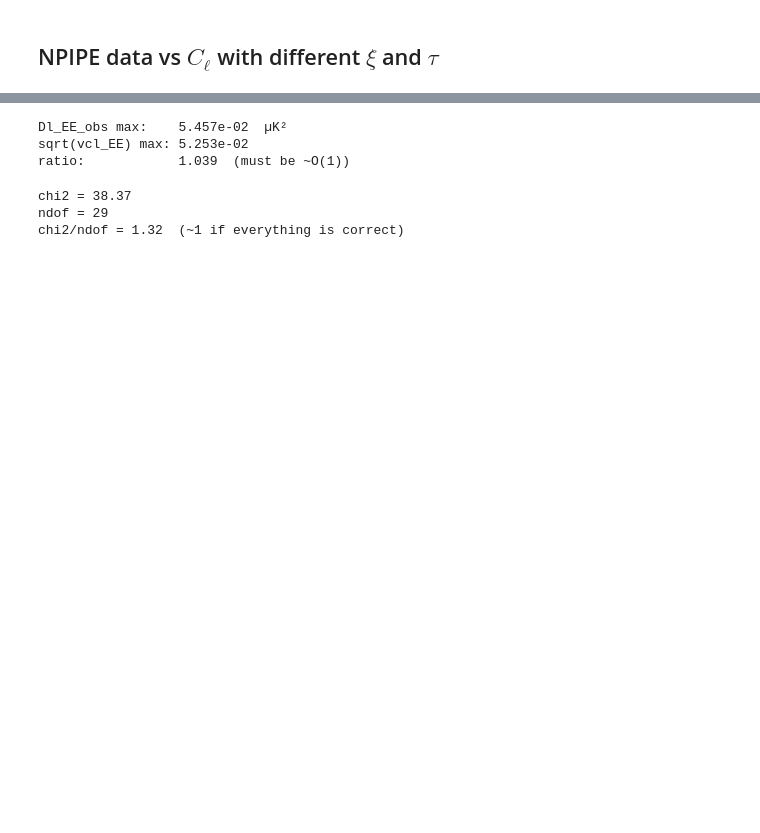
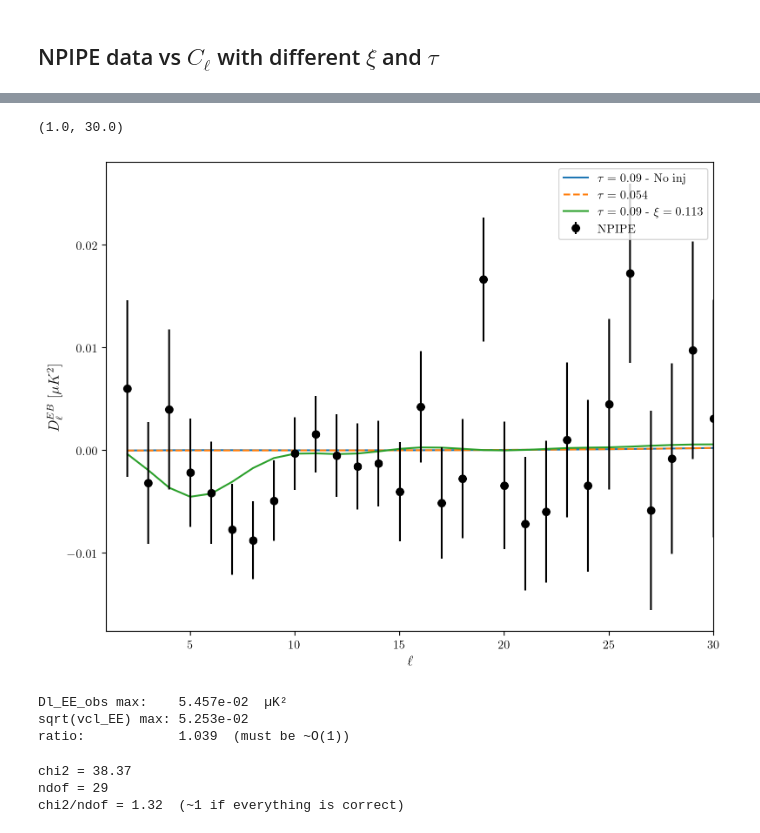
Before and after one commit to SirlettiSS/birefINJ, a Jupyter notebook: biref_iso_inject/NPIPEdata_vs_Cells.ipynb, the cells around one changed output, grey strips where cells are left out. Drawn from its saved outputs; the diff is of its cells as text; code cells hidden in the pictures; blank space fills up the shorter version.

```diff
--- a/biref_iso_inject/NPIPEdata_vs_Cells.ipynb
+++ b/biref_iso_inject/NPIPEdata_vs_Cells.ipynb
@@ -124,3 +150,23 @@ Please see the 1.23 release notes for an example on how to do this.  If you wish
+# %%
+## EB
+plt.plot(lcl_test2_hp[0][:30], lcl_test2_hp[5][:30] * TCMB_muK**2, label=r'$\tau = 0.09$ - No inj')
+plt.plot(lcl_test1_hp[0][:30], lcl_test1_hp[5][:30] * TCMB_muK**2, label=r'$\tau = 0.054$', ls='--')
+plt.plot(best_fit_MCMC[0][:], best_fit_MCMC[5][:] * TCMB_muK**2, label=r'$\tau = 0.09$ - $\xi = 0.113$')
+
+plt.errorbar(lb, Dl_EB_obs, yerr=scl_EB, fmt='o', color='k', label='NPIPE')
+
+plt.xlabel(r'$\ell$', fontsize=12)
+plt.ylabel(r'$D^{EB}_{\ell} \,\, [\mu K^2]$', fontsize=12)
+
+plt.legend()
+
+plt.xlim(1, 30)
+#plt.ylim(-0.05, 0.11)
+
+# plt.show()
+# %% [output]
+(1.0, 30.0)
+[figure, added]
 # %%
 print(f"Dl_EE_obs max:    {Dl_EE_obs.max():.3e}  µK²")
 print(f"sqrt(vcl_EE) max: {np.sqrt(vcl_EE).max():.3e} ")
```
Also changed, not shown: parts of 8 cells of this notebook, 10 other files.
